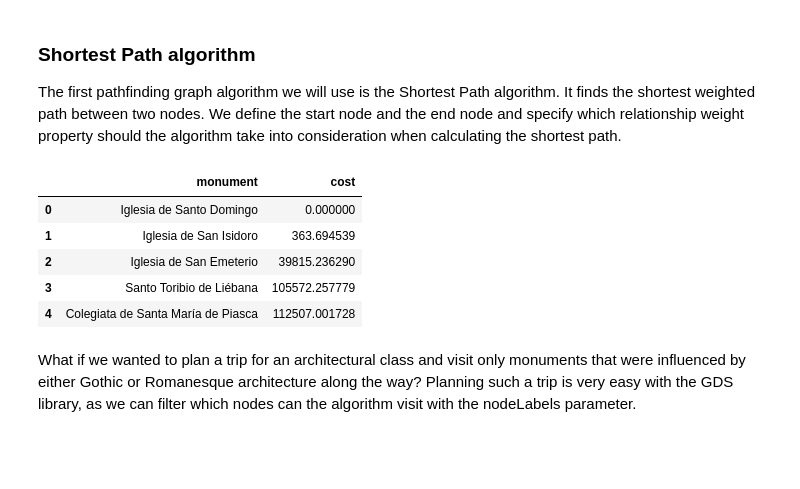
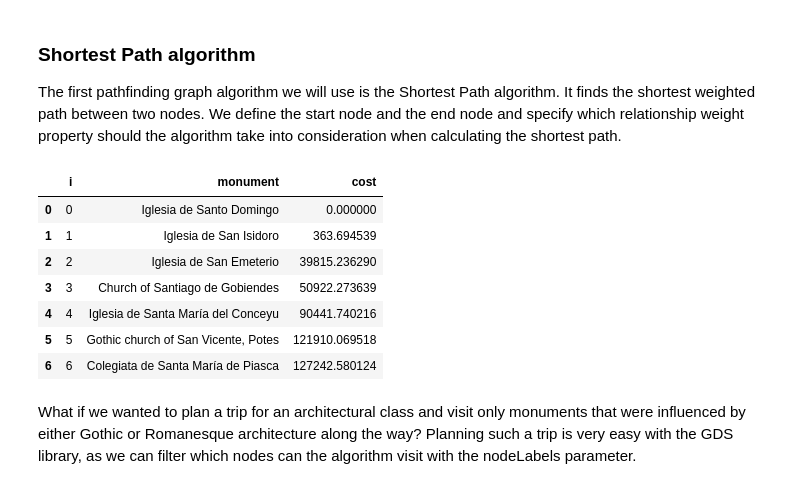
Before and after one commit to tomasonjo/blogs, a Jupyter notebook: Traveling_tourist/Part 2 - Exploring Pathfinding Graph Algorithms.ipynb, the cells around one changed output. Cells and saved outputs as stored; diff of their text form; code cells hidden in the pictures; blank space fills up the shorter version.

```diff
--- a/Traveling_tourist/Part 2 - Exploring Pathfinding Graph Algorithms.ipynb
+++ b/Traveling_tourist/Part 2 - Exploring Pathfinding Graph Algorithms.ipynb
@@ -2,9 +20,9 @@
 # Define Neo4j connections
 import pandas as pd
 from neo4j import GraphDatabase
-host = 'neo4j://localhost:7687'
+host = 'bolt://3.235.2.228:7687'
 user = 'neo4j'
-password = 'letmein'
+password = 'seats-drunks-carbon'
 driver = GraphDatabase.driver(host,auth=(user, password))
 
 def run_query(query, parameters = {}):
@@ -114,25 +132,27 @@ The first pathfinding graph algorithm we will use is the Shortest Path algorithm
 # %%
 shortest_path_query = """
 
 MATCH (s:Monument{name:'Iglesia de Santo Domingo'}),
       (e:Monument{name:'Colegiata de Santa María de Piasca'})
-CALL gds.alpha.shortestPath.stream('monuments',{
-  startNode:s,
-  endNode:e,
+CALL gds.shortestPath.dijkstra.stream('monuments',{
+  sourceNode:s,
+  targetNode:e,
   relationshipWeightProperty:'distance'})
-YIELD nodeId, cost
-RETURN gds.util.asNode(nodeId).name as monument, cost
-
+YIELD nodeIds, costs
+UNWIND range(0, size(nodeIds) - 1) AS i
+RETURN i, gds.util.asNode(nodeIds[i]).name AS monument, costs[i] AS cost
 """
 
 run_query(shortest_path_query)
 # %% [output]
-|  | monument | cost |
-| 0 | Iglesia de Santo Domingo | 0.000000 |
-| 1 | Iglesia de San Isidoro | 363.694539 |
-| 2 | Iglesia de San Emeterio | 39815.236290 |
-| 3 | Santo Toribio de Liébana | 105572.257779 |
-| 4 | Colegiata de Santa María de Piasca | 112507.001728 |
+|  | i | monument | cost |
+| 0 | 0 | Iglesia de Santo Domingo | 0.000000 |
+| 1 | 1 | Iglesia de San Isidoro | 363.694539 |
+| 2 | 2 | Iglesia de San Emeterio | 39815.236290 |
+| 3 | 3 | Church of Santiago de Gobiendes | 50922.273639 |
+| 4 | 4 | Iglesia de Santa María del Conceyu | 90441.740216 |
+| 5 | 5 | Gothic church of San Vicente, Potes | 121910.069518 |
+| 6 | 6 | Colegiata de Santa María de Piasca | 127242.580124 |
 # %% [markdown]
 What if we wanted to plan a trip for an architectural class and visit only monuments that were influenced by either Gothic or Romanesque architecture along the way? Planning such a trip is very easy with the GDS library, as we can filter which nodes can the algorithm visit with the nodeLabels parameter.
 # %%
```
Also changed, not shown: parts of 18 cells of this notebook.
